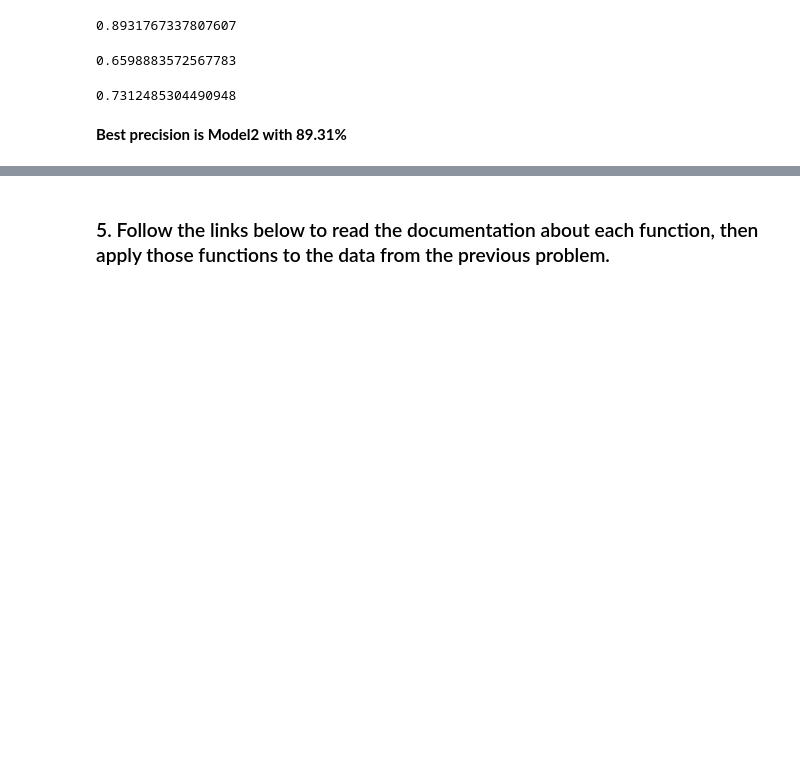
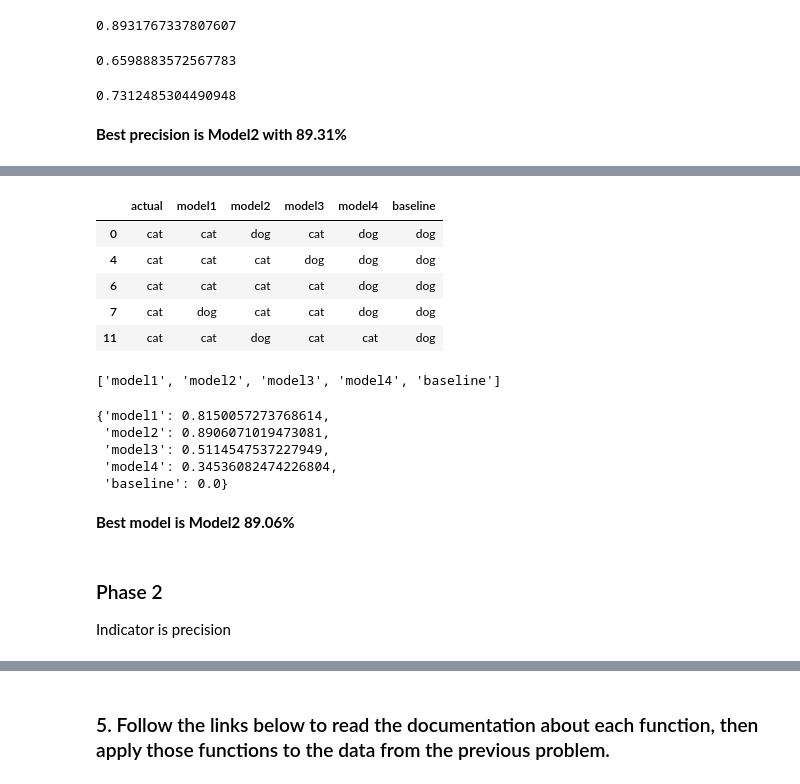
Before and after one commit to Severina7/classification_exercises, a Jupyter notebook: model_evaluation.ipynb, the cells around one changed output, grey strips where cells are left out. Cells and saved outputs as stored; diff of their text form; code cells hidden in the pictures; blank space fills up the shorter version.

```diff
--- a/model_evaluation.ipynb
+++ b/model_evaluation.ipynb
@@ -424,0 +467,35 @@ subset4 = data2[data2.model4 == 'dog']
+# %%
+subset_cat = data2[data2.actual == 'cat']
+subset_cat.head()
+# %% [output]
+|  | actual | model1 | model2 | model3 | model4 | baseline |
+| 0 | cat | cat | dog | cat | dog | dog |
+| 4 | cat | cat | cat | dog | dog | dog |
+| 6 | cat | cat | cat | cat | dog | dog |
+| 7 | cat | dog | cat | cat | dog | dog |
+| 11 | cat | cat | dog | cat | cat | dog |
+# %%
+models_cat = list(subset_cat.columns)
+models_cat = models_cat[1:]
+models_cat
+# %% [output]
+['model1', 'model2', 'model3', 'model4', 'baseline']
+# %%
+output_cat = {}
+for model in models_cat:
+    recall = (subset_cat.actual == subset_cat[model]).mean()
+    output_cat.update({model:recall})
+
+output_cat
+# %% [output]
+{'model1': 0.8150057273768614,
+ 'model2': 0.8906071019473081,
+ 'model3': 0.5114547537227949,
+ 'model4': 0.34536082474226804,
+ 'baseline': 0.0}
+# %% [markdown]
+**Best model is Model2 89.06%**
+# %% [markdown]
+### Phase 2
+
+Indicator is precision
```
Also changed, not shown: parts of 11 cells of this notebook.
